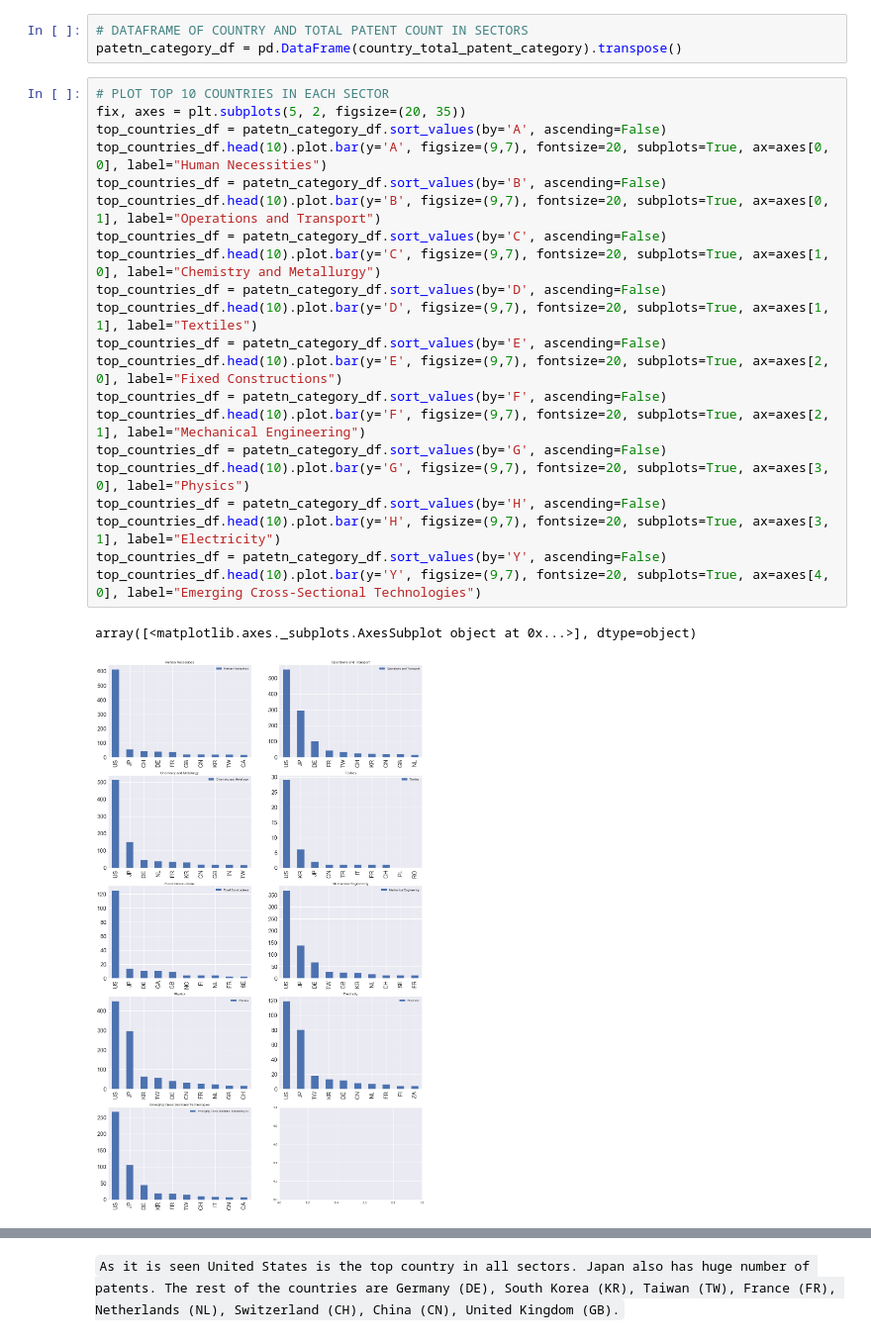
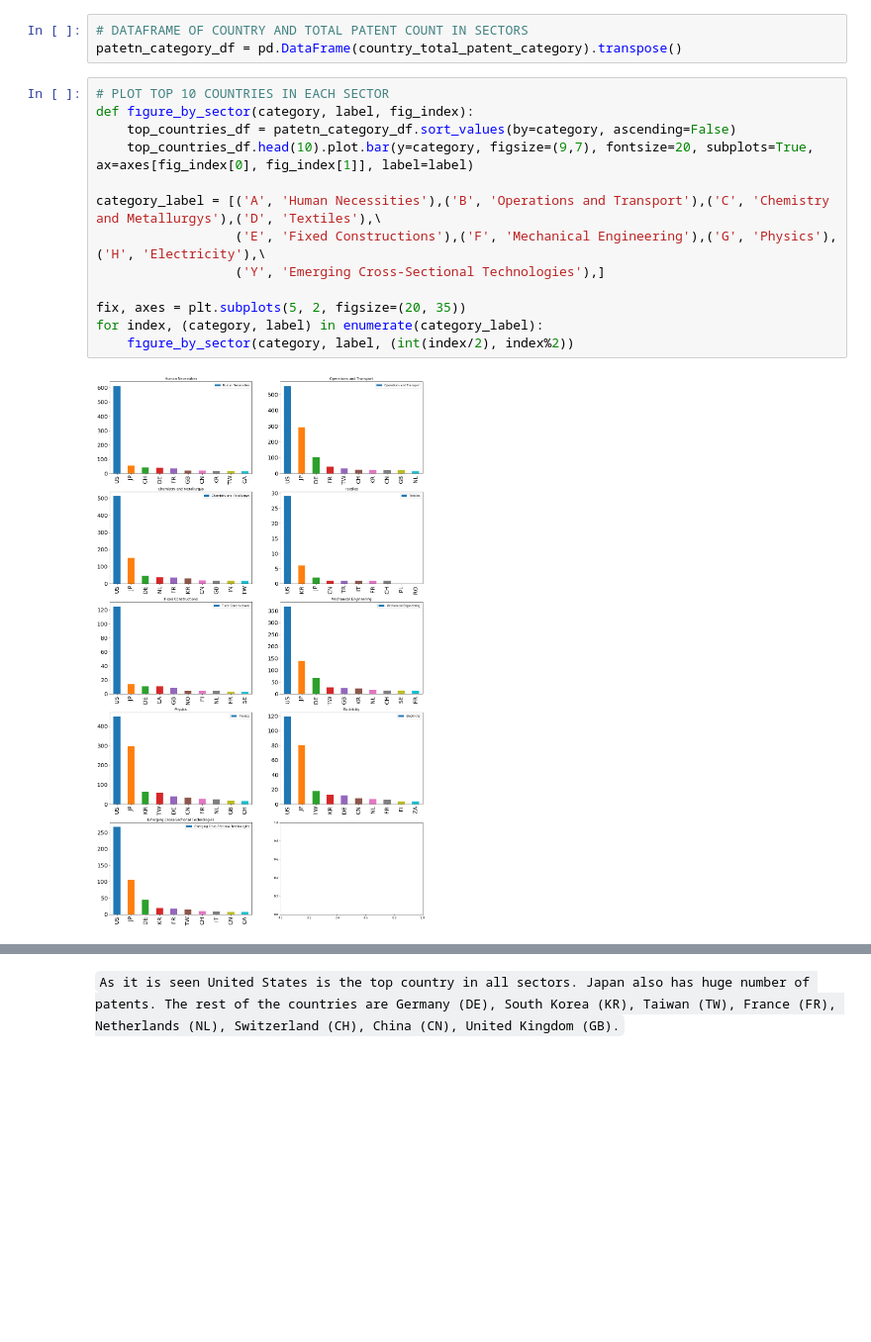
Before and after one commit to oabouzaid/Applied-Data-Analysis, a Jupyter notebook: project/Project_patents_final.ipynb, the cells around one changed output, grey strips where cells are left out. Shown at 99% size. Cells and saved outputs as stored; diff of their text form; blank space fills up the shorter version.

```diff
--- a/project/Project_patents_final.ipynb
+++ b/project/Project_patents_final.ipynb
@@ -366,30 +366,21 @@ for page_num in range(total_page_num):
 # %%
 # DATAFRAME OF COUNTRY AND TOTAL PATENT COUNT IN SECTORS
 patetn_category_df = pd.DataFrame(country_total_patent_category).transpose()
-# %%
-# PLOT TOP 10 COUNTRIES IN EACH SECTOR
-fix, axes = plt.subplots(5, 2, figsize=(20, 35))
-top_countries_df = patetn_category_df.sort_values(by='A', ascending=False)
-top_countries_df.head(10).plot.bar(y='A', figsize=(9,7), fontsize=20, subplots=True, ax=axes[0, 0], label="Human Necessities")
-top_countries_df = patetn_category_df.sort_values(by='B', ascending=False)
-top_countries_df.head(10).plot.bar(y='B', figsize=(9,7), fontsize=20, subplots=True, ax=axes[0, 1], label="Operations and Transport")
-top_countries_df = patetn_category_df.sort_values(by='C', ascending=False)
-top_countries_df.head(10).plot.bar(y='C', figsize=(9,7), fontsize=20, subplots=True, ax=axes[1, 0], label="Chemistry and Metallurgy")
-top_countries_df = patetn_category_df.sort_values(by='D', ascending=False)
-top_countries_df.head(10).plot.bar(y='D', figsize=(9,7), fontsize=20, subplots=True, ax=axes[1, 1], label="Textiles")
-top_countries_df = patetn_category_df.sort_values(by='E', ascending=False)
-top_countries_df.head(10).plot.bar(y='E', figsize=(9,7), fontsize=20, subplots=True, ax=axes[2, 0], label="Fixed Constructions")
-top_countries_df = patetn_category_df.sort_values(by='F', ascending=False)
-top_countries_df.head(10).plot.bar(y='F', figsize=(9,7), fontsize=20, subplots=True, ax=axes[2, 1], label="Mechanical Engineering")
-top_countries_df = patetn_category_df.sort_values(by='G', ascending=False)
-top_countries_df.head(10).plot.bar(y='G', figsize=(9,7), fontsize=20, subplots=True, ax=axes[3, 0], label="Physics")
-top_countries_df = patetn_category_df.sort_values(by='H', ascending=False)
-top_countries_df.head(10).plot.bar(y='H', figsize=(9,7), fontsize=20, subplots=True, ax=axes[3, 1], label="Electricity")
-top_countries_df = patetn_category_df.sort_values(by='Y', ascending=False)
-top_countries_df.head(10).plot.bar(y='Y', figsize=(9,7), fontsize=20, subplots=True, ax=axes[4, 0], label="Emerging Cross-Sectional Technologies")
-# %% [output]
-array([<matplotlib.axes._subplots.AxesSubplot object at 0x...>], dtype=object)
-[figure, removed]
+# %%
+# PLOT TOP 10 COUNTRIES IN EACH SECTOR
+def fıgure_by_sector(category, label, fig_index):
+    top_countries_df = patetn_category_df.sort_values(by=category, ascending=False)
+    top_countries_df.head(10).plot.bar(y=category, figsize=(9,7), fontsize=20, subplots=True, ax=axes[fig_index[0], fig_index[1]], label=label)
+
+category_label = [('A', 'Human Necessities'),('B', 'Operations and Transport'),('C', 'Chemistry and Metallurgys'),('D', 'Textiles'),\
+                  ('E', 'Fixed Constructions'),('F', 'Mechanical Engineering'),('G', 'Physics'),('H', 'Electricity'),\
+                  ('Y', 'Emerging Cross-Sectional Technologies'),]
+
+fix, axes = plt.subplots(5, 2, figsize=(20, 35))
+for index, (category, label) in enumerate(category_label):
+    fıgure_by_sector(category, label, (int(index/2), index%2))
+# %% [output]
+[figure, added]
 # %%
 # PLOT TOP 10 COUNTRIES WITH STACKED BAR CHARTS
 patetn_category_df['total'] = patetn_category_df.apply(sum, axis=1)
```
Also changed, not shown: parts of 8 cells of this notebook, 2 other files.
